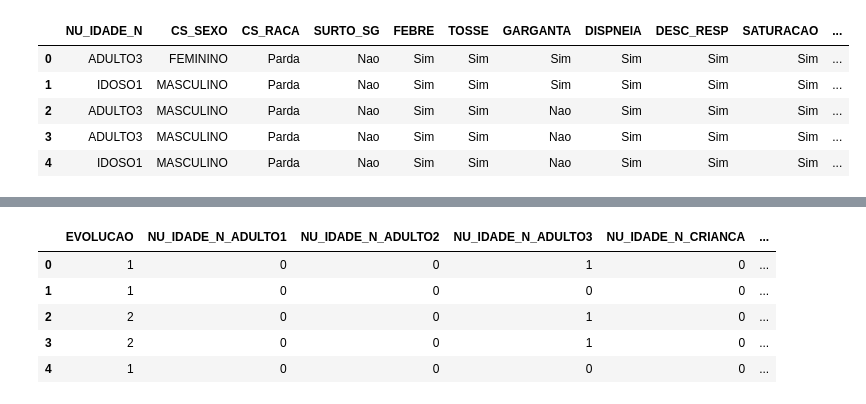
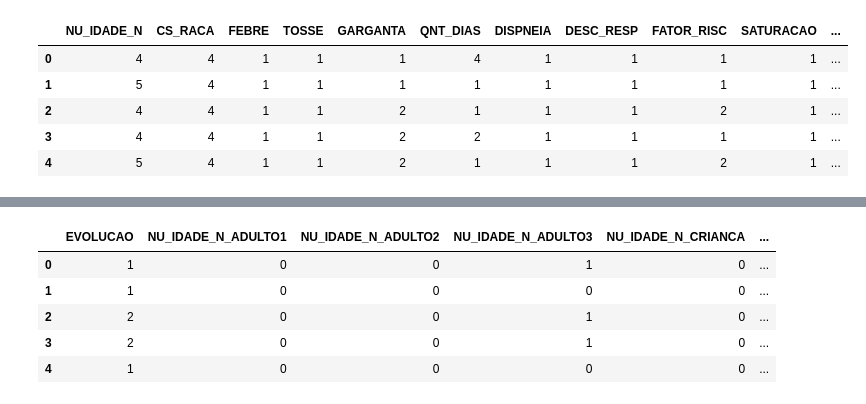
Before and after one commit to WallaceHolanda/covid_mortality_risk_prediction, a Jupyter notebook: notebook/TestandoModelos.ipynb, the cells around one changed output, grey strips where cells are left out. Saved outputs shown, nothing was run; the diff lists cells and outputs as text; code cells hidden in the pictures.

```diff
--- a/notebook/TestandoModelos.ipynb
+++ b/notebook/TestandoModelos.ipynb
@@ -4,12 +4,12 @@ import pandas as pd
 from sklearn import tree;
 from sklearn.model_selection import train_test_split
 # %%
-covidData = pd.read_excel("dadosSetembro_N92v2.xlsx")
+covidData = pd.read_excel("../database/dados-preprocessados-novos-organizados.xlsx")
 covidData.head()
 # %% [output]
-|  | NU_IDADE_N | CS_SEXO | CS_RACA | SURTO_SG | FEBRE | TOSSE | GARGANTA | DISPNEIA | DESC_RESP | SATURACAO | ... |
-| 0 | ADULTO3 | FEMININO | Parda | Nao | Sim | Sim | Sim | Sim | Sim | Sim | ... |
-| 1 | IDOSO1 | MASCULINO | Parda | Nao | Sim | Sim | Sim | Sim | Sim | Sim | ... |
-| 2 | ADULTO3 | MASCULINO | Parda | Nao | Sim | Sim | Nao | Sim | Sim | Sim | ... |
-| 3 | ADULTO3 | MASCULINO | Parda | Nao | Sim | Sim | Nao | Sim | Sim | Sim | ... |
-| 4 | IDOSO1 | MASCULINO | Parda | Nao | Sim | Sim | Nao | Sim | Sim | Sim | ... |
+|  | NU_IDADE_N | CS_RACA | FEBRE | TOSSE | GARGANTA | QNT_DIAS | DISPNEIA | DESC_RESP | FATOR_RISC | SATURACAO | ... |
+| 0 | 4 | 4 | 1 | 1 | 1 | 4 | 1 | 1 | 1 | 1 | ... |
+| 1 | 5 | 4 | 1 | 1 | 1 | 1 | 1 | 1 | 1 | 1 | ... |
+| 2 | 4 | 4 | 1 | 1 | 2 | 1 | 1 | 1 | 2 | 1 | ... |
+| 3 | 4 | 4 | 1 | 1 | 2 | 2 | 1 | 1 | 1 | 1 | ... |
+| 4 | 5 | 4 | 1 | 1 | 2 | 1 | 1 | 1 | 2 | 1 | ... |
```
Also changed, not shown: parts of 32 cells of this notebook, 3 other files.
